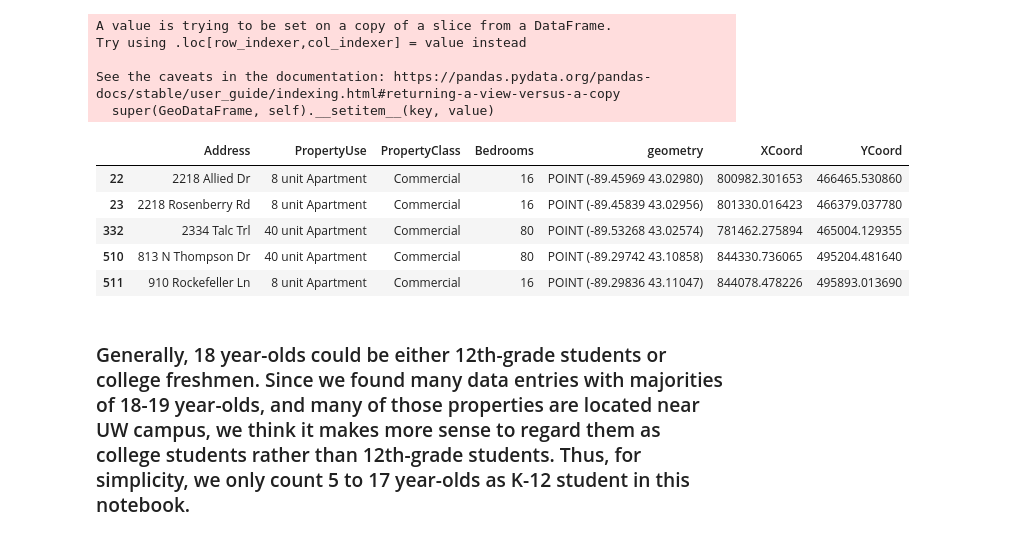
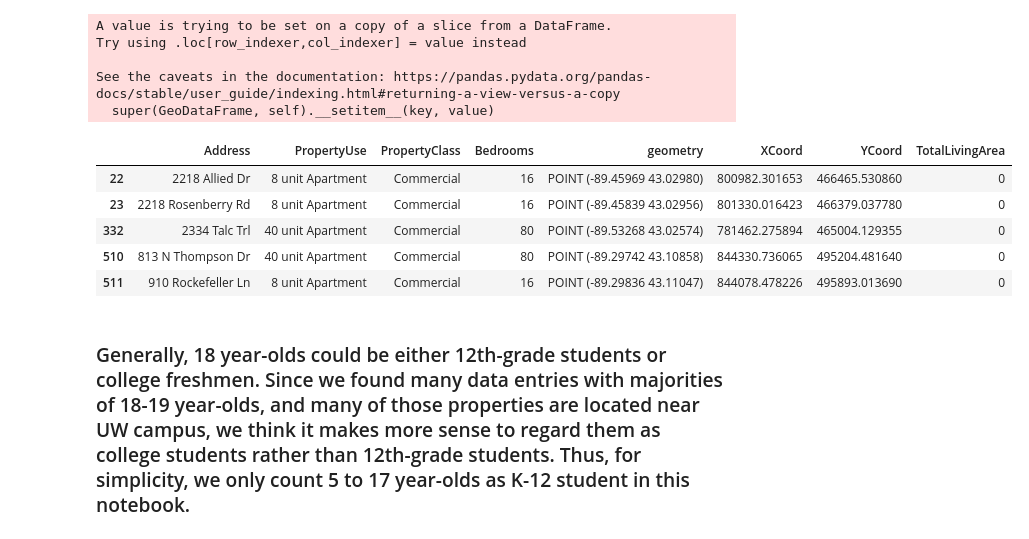
Before and after one commit to wesley0628/Internet-Access-Analysis, a Jupyter notebook: Internet_Access.ipynb, the cells around one changed output. Drawn from its saved outputs; the diff is of its cells as text; code cells hidden in the pictures.

```diff
--- a/Internet_Access.ipynb
+++ b/Internet_Access.ipynb
@@ -19,11 +19,11 @@ pts_col = []
 for pt in df[["XCoord", "YCoord"]].itertuples():
     pts_col.append(Point(pt.XCoord, pt.YCoord))
 df["geometry"] = pts_col
-df = df[["Address", "PropertyUse", "PropertyClass", "Bedrooms", "geometry", "XCoord", "YCoord"]]
+df = df[["Address", "PropertyUse", "PropertyClass", "Bedrooms", "geometry", "XCoord", "YCoord", "TotalLivingArea"]]
 df = gpd.GeoDataFrame(df)
 df = df.set_crs("esri:103412")
 df = df.to_crs(epsg=4326)
-df = df[["Address", "PropertyUse", "PropertyClass", "Bedrooms", "geometry", "XCoord", "YCoord"]]
+df = df[["Address", "PropertyUse", "PropertyClass", "Bedrooms", "geometry", "XCoord", "YCoord", "TotalLivingArea"]]
 residential = df[df["PropertyClass"] == "Residential"]
 residential = residential[residential["PropertyUse"] != "Vacant"]
 residential = residential[residential["PropertyUse"] != "Other"]
@@ -54,39 +54,39 @@ commercial_unit = commercial[commercial["PropertyUse"].str.contains("unit")]
 
 def change_bedroom(df):
     return int(df["PropertyUse"][:-15]) * 2
 commercial_unit['Bedrooms']=commercial_unit.apply(lambda r:change_bedroom(r),axis=1)
 commercial_others = commercial[~commercial["PropertyUse"].str.contains("unit")]
 
 def change_bedroom_for_other_commercial(df):
     if df["PropertyUse"] == "Apartment & office":
         return 3*2
     if df["PropertyUse"] == "Apartment & store":
         return 2*2
     if df["PropertyUse"] == "Apartments":
         return 5*2
     if df["PropertyUse"] == "Apartments & rooms":
         return 6*2
 
 commercial_others["Bedrooms"] = commercial_others.apply(lambda  r:change_bedroom_for_other_commercial(r), axis=1)
 
 frames = [commercial_unit, commercial_others]
 commercial = pd.concat(frames)
 
 frames = [commercial, residential]
 df = pd.concat(frames)
 df.head()
 # %% [output]
 A value is trying to be set on a copy of a slice from a DataFrame.
 Try using .loc[row_indexer,col_indexer] = value instead
 
 See the caveats in the documentation: https://pandas.pydata.org/pandas-docs/stable/user_guide/indexing.html#returning-a-view-versus-a-copy
   super(GeoDataFrame, self).__setitem__(key, value)
-|  | Address | PropertyUse | PropertyClass | Bedrooms | geometry | XCoord | YCoord |
-| 22 | 2218 Allied Dr | 8 unit Apartment | Commercial | 16 | POINT (-89.45969 43.02980) | 800982.301653 | 466465.530860 |
-| 23 | 2218 Rosenberry Rd | 8 unit Apartment | Commercial | 16 | POINT (-89.45839 43.02956) | 801330.016423 | 466379.037780 |
-| 332 | 2334 Talc Trl | 40 unit Apartment | Commercial | 80 | POINT (-89.53268 43.02574) | 781462.275894 | 465004.129355 |
-| 510 | 813 N Thompson Dr | 40 unit Apartment | Commercial | 80 | POINT (-89.29742 43.10858) | 844330.736065 | 495204.481640 |
-| 511 | 910 Rockefeller Ln | 8 unit Apartment | Commercial | 16 | POINT (-89.29836 43.11047) | 844078.478226 | 495893.013690 |
+|  | Address | PropertyUse | PropertyClass | Bedrooms | geometry | XCoord | YCoord | TotalLivingArea |
+| 22 | 2218 Allied Dr | 8 unit Apartment | Commercial | 16 | POINT (-89.45969 43.02980) | 800982.301653 | 466465.530860 | 0 |
+| 23 | 2218 Rosenberry Rd | 8 unit Apartment | Commercial | 16 | POINT (-89.45839 43.02956) | 801330.016423 | 466379.037780 | 0 |
+| 332 | 2334 Talc Trl | 40 unit Apartment | Commercial | 80 | POINT (-89.53268 43.02574) | 781462.275894 | 465004.129355 | 0 |
+| 510 | 813 N Thompson Dr | 40 unit Apartment | Commercial | 80 | POINT (-89.29742 43.10858) | 844330.736065 | 495204.481640 | 0 |
+| 511 | 910 Rockefeller Ln | 8 unit Apartment | Commercial | 16 | POINT (-89.29836 43.11047) | 844078.478226 | 495893.013690 | 0 |
 # %% [markdown]
 ### Generally, 18 year-olds could be either 12th-grade students or college freshmen. Since we found many data entries with majorities of 18-19 year-olds, and many of those properties are located near UW campus, we think it makes more sense to regard them as college students rather than 12th-grade students. Thus, for simplicity, we only count 5 to 17 year-olds as K-12 student in this notebook.
 # %%
```
Also changed, not shown: parts of 1 cell of this notebook, 1 other file.
